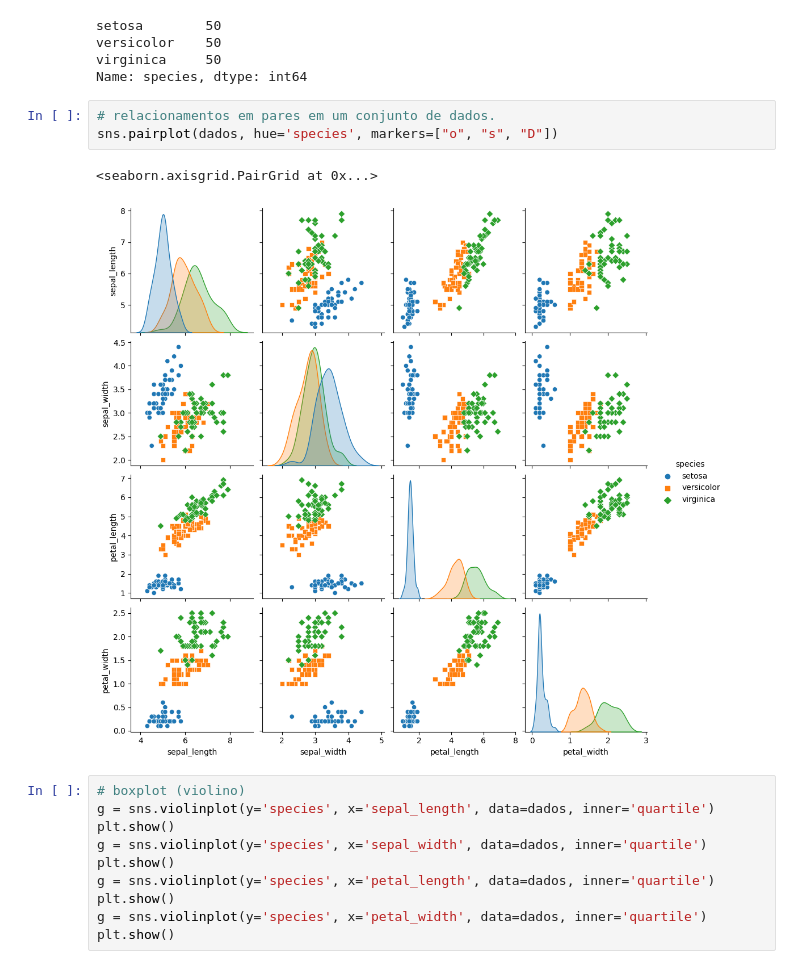
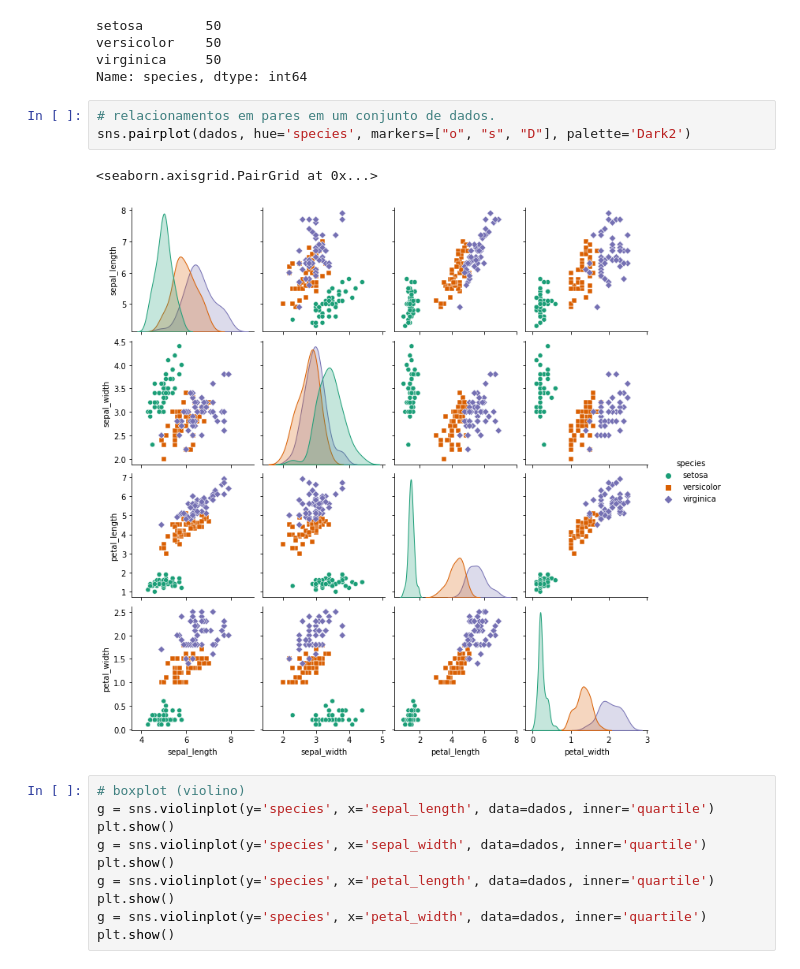
Before and after one commit to PericlesSavio/datascience, a Jupyter notebook: iris_dataset.ipynb, the cells around one changed output. Drawn from its saved outputs; the diff is of its cells as text.

```diff
--- a/iris_dataset.ipynb
+++ b/iris_dataset.ipynb
@@ -63,10 +64,10 @@ virginica     50
 Name: species, dtype: int64
 # %%
 # relacionamentos em pares em um conjunto de dados.
-sns.pairplot(dados, hue='species', markers=["o", "s", "D"])
+sns.pairplot(dados, hue='species', markers=["o", "s", "D"], palette='Dark2')
 # %% [output]
 <seaborn.axisgrid.PairGrid at 0x...>
-[figure, old version]
+[figure, new version]
 # %%
 # boxplot (violino)
 g = sns.violinplot(y='species', x='sepal_length', data=dados, inner='quartile')
```
Also changed, not shown: parts of 15 cells of this notebook.
